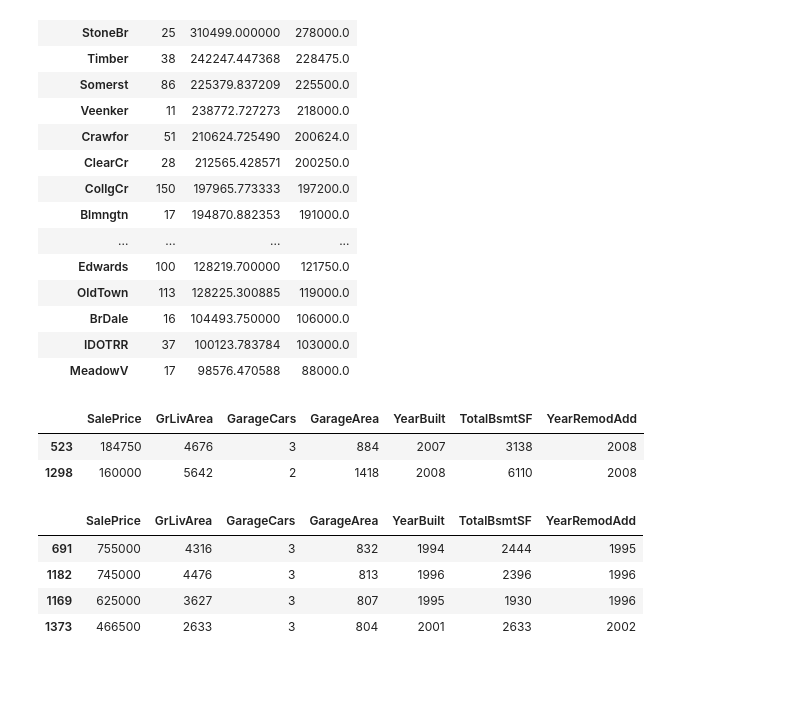
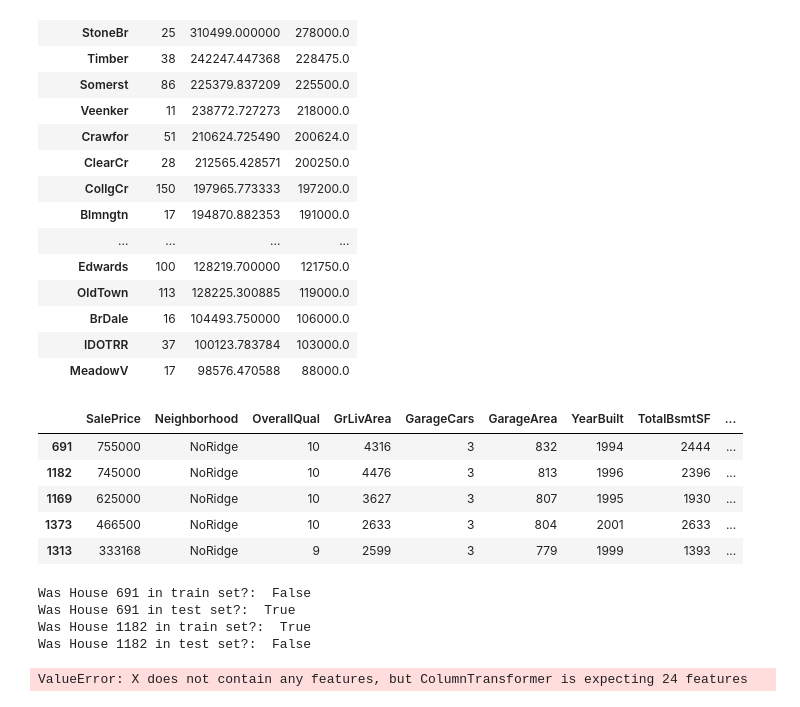
Before and after one commit to kogimurio/house_sales_prediction, a Jupyter notebook: saales_price_predictions.ipynb, the cells around one changed output. Cells and saved outputs as stored; diff of their text form; code cells hidden in the pictures; blank space fills up the shorter version.

Commit message:
house 691

```diff
--- a/saales_price_predictions.ipynb
+++ b/saales_price_predictions.ipynb
@@ -4015,17 +3896,39 @@ dataset.groupby('Neighborhood')['SalePrice'].agg(['count', 'mean', 'median']).so
 | BrDale | 16 | 104493.750000 | 106000.0 |
 | IDOTRR | 37 | 100123.783784 | 103000.0 |
 | MeadowV | 17 | 98576.470588 | 88000.0 |
-# %%
-dataset[(dataset['OverallQual'] == 10) & (dataset['Neighborhood'] == 'Edwards')][['SalePrice', 'GrLivArea', 'GarageCars', 'GarageArea', 'YearBuilt', 'TotalBsmtSF', 'YearRemodAdd']].sort_values('SalePrice', ascending=False)
-# %% [output]
-|  | SalePrice | GrLivArea | GarageCars | GarageArea | YearBuilt | TotalBsmtSF | YearRemodAdd |
-| 523 | 184750 | 4676 | 3 | 884 | 2007 | 3138 | 2008 |
-| 1298 | 160000 | 5642 | 2 | 1418 | 2008 | 6110 | 2008 |
-# %%
-dataset[(dataset['Neighborhood'] == 'NoRidge') & (dataset['OverallQual'] == 10)][['SalePrice', 'GrLivArea', 'GarageCars', 'GarageArea', 'YearBuilt', 'TotalBsmtSF', 'YearRemodAdd']].sort_values('SalePrice', ascending=False)
-# %% [output]
-|  | SalePrice | GrLivArea | GarageCars | GarageArea | YearBuilt | TotalBsmtSF | YearRemodAdd |
-| 691 | 755000 | 4316 | 3 | 832 | 1994 | 2444 | 1995 |
-| 1182 | 745000 | 4476 | 3 | 813 | 1996 | 2396 | 1996 |
-| 1169 | 625000 | 3627 | 3 | 807 | 1995 | 1930 | 1996 |
-| 1373 | 466500 | 2633 | 3 | 804 | 2001 | 2633 | 2002 |
+# %%
+dataset[(dataset['Neighborhood'] == 'NoRidge') & (dataset['OverallQual'] >= 9)][['SalePrice', 'Neighborhood', 'OverallQual', 'GrLivArea', 'GarageCars', 'GarageArea', 'YearBuilt', 'TotalBsmtSF', 'YearRemodAdd']].sort_values('SalePrice', ascending=False)
+# %% [output]
+|  | SalePrice | Neighborhood | OverallQual | GrLivArea | GarageCars | GarageArea | YearBuilt | TotalBsmtSF | ... |
+| 691 | 755000 | NoRidge | 10 | 4316 | 3 | 832 | 1994 | 2444 | ... |
+| 1182 | 745000 | NoRidge | 10 | 4476 | 3 | 813 | 1996 | 2396 | ... |
+| 1169 | 625000 | NoRidge | 10 | 3627 | 3 | 807 | 1995 | 1930 | ... |
+| 1373 | 466500 | NoRidge | 10 | 2633 | 3 | 804 | 2001 | 2633 | ... |
+| 1313 | 333168 | NoRidge | 9 | 2599 | 3 | 779 | 1999 | 1393 | ... |
+# %%
+print('Was House 691 in train set?: ', 691 in X_mixed_train_5.index)
+print('Was House 691 in test set?: ', 691 in X_mixed_test_5.index)
+
+print('Was House 1182 in train set?: ', 1182 in X_mixed_train_5.index)
+print('Was House 1182 in test set?: ', 1182 in X_mixed_test_5.index)
+# %% [output]
+Was House 691 in train set?:  False
+Was House 691 in test set?:  True
+Was House 1182 in train set?:  True
+Was House 1182 in test set?:  False
+# %%
+# Get the 2 houses features
+house_no_691 = X_mixed_5.loc[691]
+house_no_1182 = X_mixed_5.loc[1182]
+
+# Predict their prices using fitted model
+pred_house_691 = pipeline_final.predict(house_no_691)[0]
+pred_house_1182 = pipeline_final.predict(house_no_1182)[0]
+
+print("House 691 actual price:", y_mixed_5.loc[691])
+print("House 691 predicted price:", pred_house_691)
+
+print("House 1182 actual price:", y_mixed_5.loc[1182])
+print("House 691 predicted price:", pred_house_1182)
+# %% [output]
+ValueError: X does not contain any features, but ColumnTransformer is expecting 24 features
```
Also changed, not shown: parts of 17 cells of this notebook.
